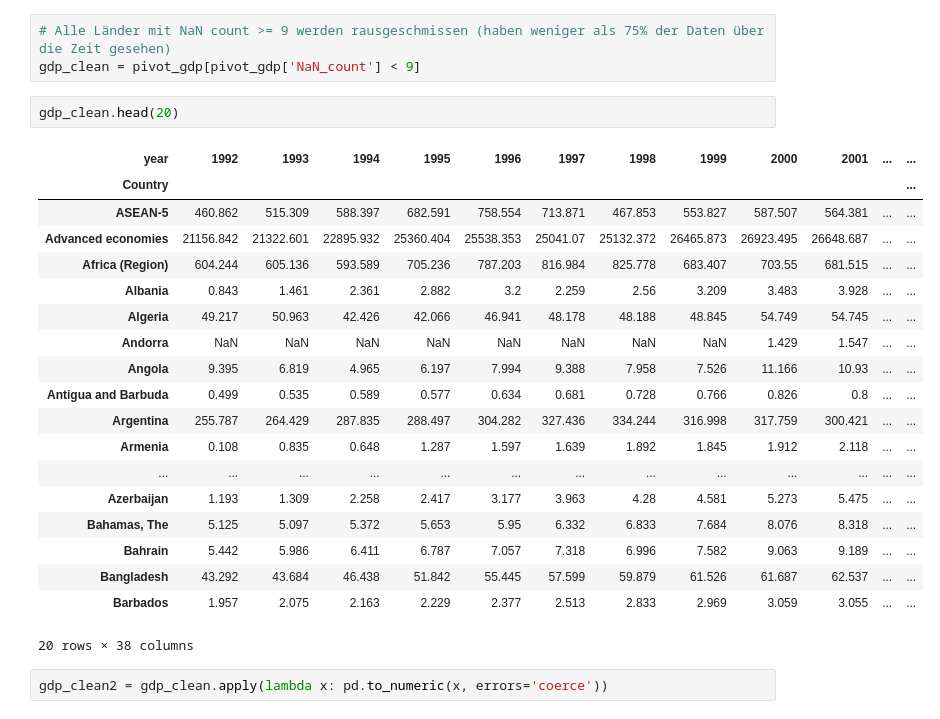
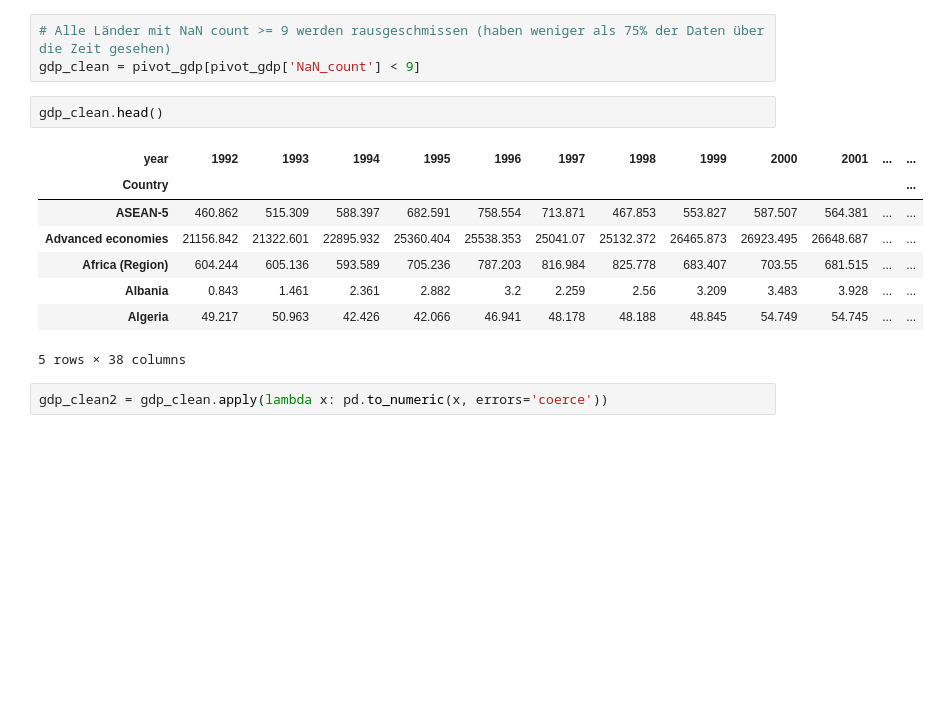
Before and after one commit to Monsieur-Bandana/data_science_clockmann, a Jupyter notebook: ClassProject2207.ipynb, the cells around one changed output. Cells and saved outputs as stored; diff of their text form; blank space fills up the shorter version.

```diff
--- a/ClassProject2207.ipynb
+++ b/ClassProject2207.ipynb
@@ -100,27 +66,16 @@ pivot_gdp[pivot_gdp['NaN_count'] == 37]
 # Alle Länder mit NaN count >= 9 werden rausgeschmissen (haben weniger als 75% der Daten über die Zeit gesehen)
 gdp_clean = pivot_gdp[pivot_gdp['NaN_count'] < 9]
 # %%
-gdp_clean.head(20)
+gdp_clean.head()
 # %% [output]
 | year | 1992 | 1993 | 1994 | 1995 | 1996 | 1997 | 1998 | 1999 | 2000 | 2001 | ... | ... |
 | Country |  |  |  |  |  |  |  |  |  |  |  | ... |
 | ASEAN-5 | 460.862 | 515.309 | 588.397 | 682.591 | 758.554 | 713.871 | 467.853 | 553.827 | 587.507 | 564.381 | ... | ... |
 | Advanced economies | 21156.842 | 21322.601 | 22895.932 | 25360.404 | 25538.353 | 25041.07 | 25132.372 | 26465.873 | 26923.495 | 26648.687 | ... | ... |
 | Africa (Region) | 604.244 | 605.136 | 593.589 | 705.236 | 787.203 | 816.984 | 825.778 | 683.407 | 703.55 | 681.515 | ... | ... |
 | Albania | 0.843 | 1.461 | 2.361 | 2.882 | 3.2 | 2.259 | 2.56 | 3.209 | 3.483 | 3.928 | ... | ... |
 | Algeria | 49.217 | 50.963 | 42.426 | 42.066 | 46.941 | 48.178 | 48.188 | 48.845 | 54.749 | 54.745 | ... | ... |
-| Andorra | NaN | NaN | NaN | NaN | NaN | NaN | NaN | NaN | 1.429 | 1.547 | ... | ... |
-| Angola | 9.395 | 6.819 | 4.965 | 6.197 | 7.994 | 9.388 | 7.958 | 7.526 | 11.166 | 10.93 | ... | ... |
-| Antigua and Barbuda | 0.499 | 0.535 | 0.589 | 0.577 | 0.634 | 0.681 | 0.728 | 0.766 | 0.826 | 0.8 | ... | ... |
-| Argentina | 255.787 | 264.429 | 287.835 | 288.497 | 304.282 | 327.436 | 334.244 | 316.998 | 317.759 | 300.421 | ... | ... |
-| Armenia | 0.108 | 0.835 | 0.648 | 1.287 | 1.597 | 1.639 | 1.892 | 1.845 | 1.912 | 2.118 | ... | ... |
-| ... | ... | ... | ... | ... | ... | ... | ... | ... | ... | ... | ... | ... |
-| Azerbaijan | 1.193 | 1.309 | 2.258 | 2.417 | 3.177 | 3.963 | 4.28 | 4.581 | 5.273 | 5.475 | ... | ... |
-| Bahamas, The | 5.125 | 5.097 | 5.372 | 5.653 | 5.95 | 6.332 | 6.833 | 7.684 | 8.076 | 8.318 | ... | ... |
-| Bahrain | 5.442 | 5.986 | 6.411 | 6.787 | 7.057 | 7.318 | 6.996 | 7.582 | 9.063 | 9.189 | ... | ... |
-| Bangladesh | 43.292 | 43.684 | 46.438 | 51.842 | 55.445 | 57.599 | 59.879 | 61.526 | 61.687 | 62.537 | ... | ... |
-| Barbados | 1.957 | 2.075 | 2.163 | 2.229 | 2.377 | 2.513 | 2.833 | 2.969 | 3.059 | 3.055 | ... | ... |
-20 rows × 38 columns
+5 rows × 38 columns
 # %%
 gdp_clean2 = gdp_clean.apply(lambda x: pd.to_numeric(x, errors='coerce'))
 # %%
```
Also changed, not shown: parts of 42 cells of this notebook.
